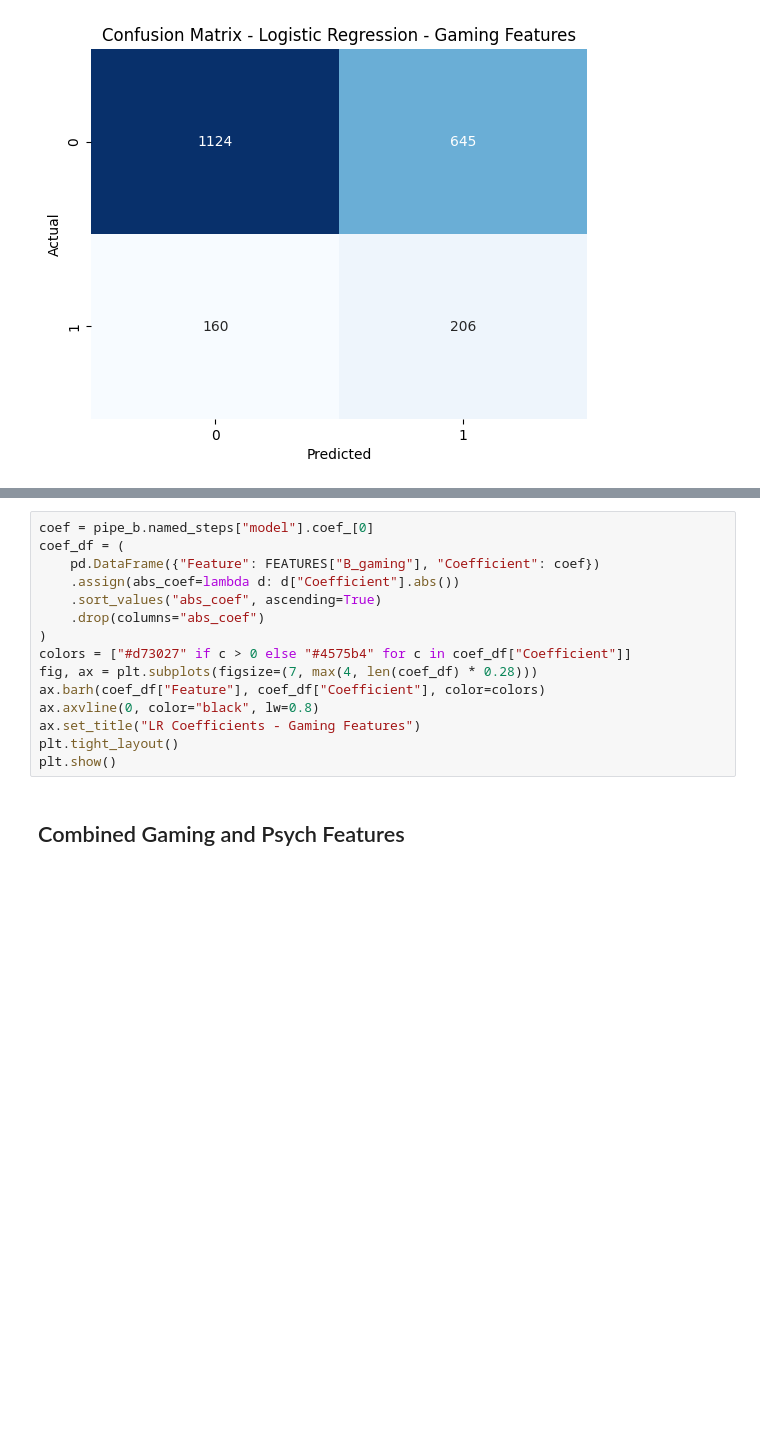
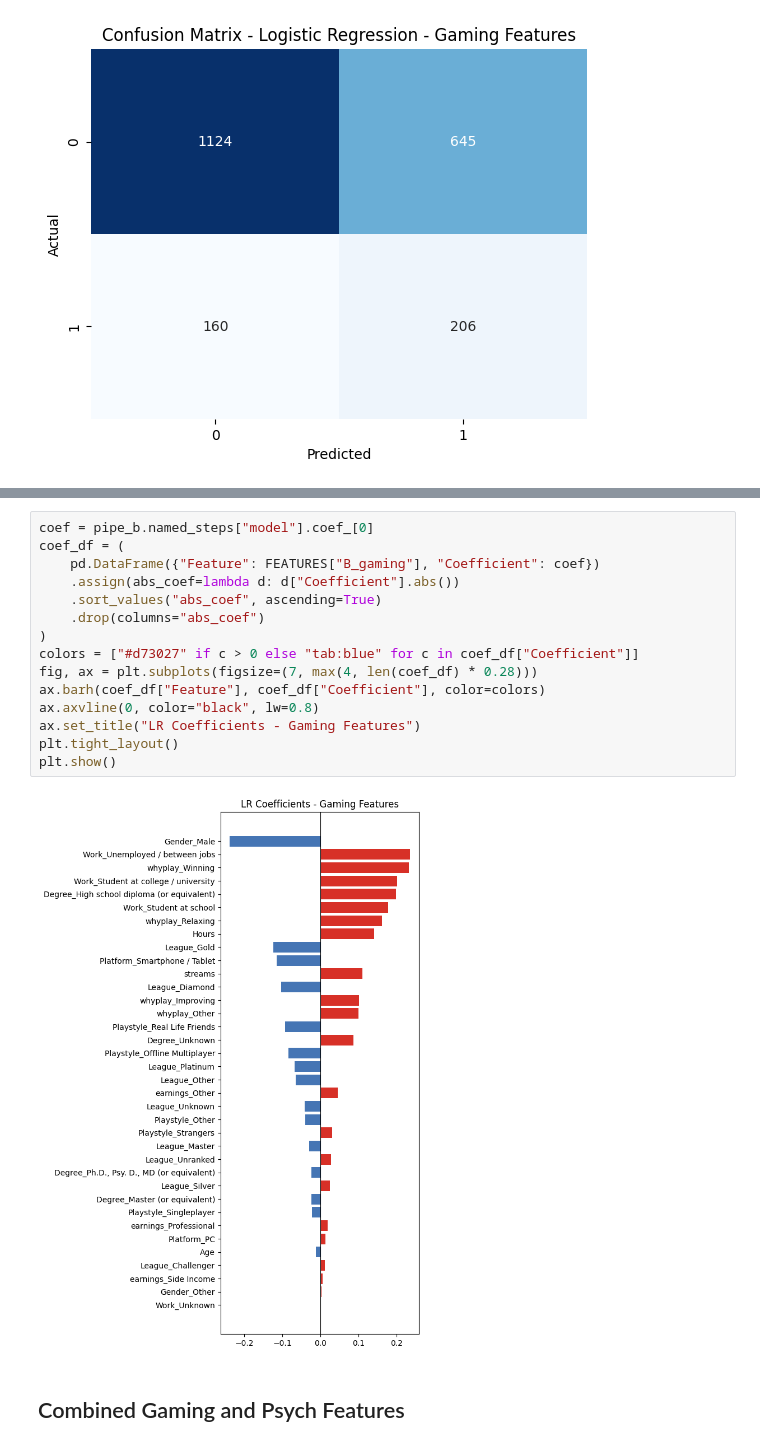
Before and after one commit to pelayoj15/gamingstudy_analysis, a Jupyter notebook: notebooks/logistic_regression.ipynb, the cells around one changed output, grey strips where cells are left out. Saved outputs shown, nothing was run; the diff lists cells and outputs as text; blank space fills up the shorter version.

```diff
--- a/notebooks/logistic_regression.ipynb
+++ b/notebooks/logistic_regression.ipynb
@@ -211,18 +225,20 @@ print(f"Best threshold (max F1): {best_t:.2f}  →  F1 = {max(f1s):.4f}")
 # %%
 coef = pipe_b.named_steps["model"].coef_[0]
 coef_df = (
     pd.DataFrame({"Feature": FEATURES["B_gaming"], "Coefficient": coef})
     .assign(abs_coef=lambda d: d["Coefficient"].abs())
     .sort_values("abs_coef", ascending=True)
     .drop(columns="abs_coef")
 )
-colors = ["#d73027" if c > 0 else "#4575b4" for c in coef_df["Coefficient"]]
+colors = ["#d73027" if c > 0 else "tab:blue" for c in coef_df["Coefficient"]]
 fig, ax = plt.subplots(figsize=(7, max(4, len(coef_df) * 0.28)))
 ax.barh(coef_df["Feature"], coef_df["Coefficient"], color=colors)
 ax.axvline(0, color="black", lw=0.8)
 ax.set_title("LR Coefficients - Gaming Features")
 plt.tight_layout()
 plt.show()
+# %% [output]
+[figure, added]
 # %% [markdown]
 ## Combined Gaming and Psych Features
 # %%
```
Also changed, not shown: parts of 8 cells of this notebook, 3 other files.
